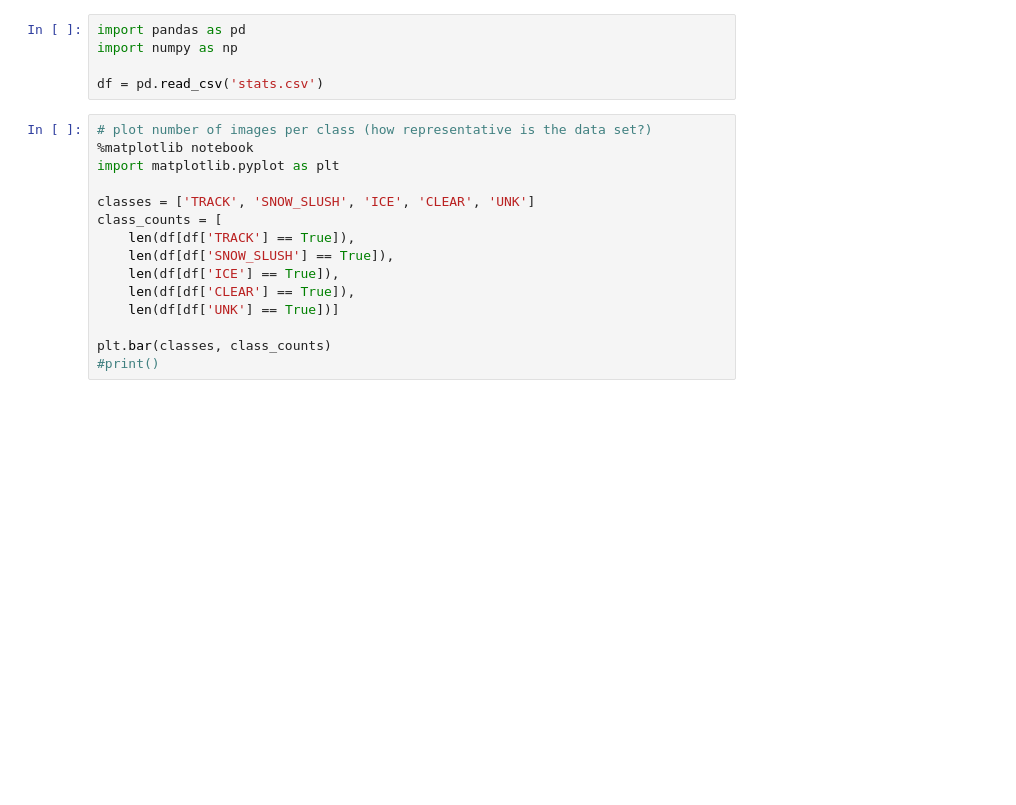
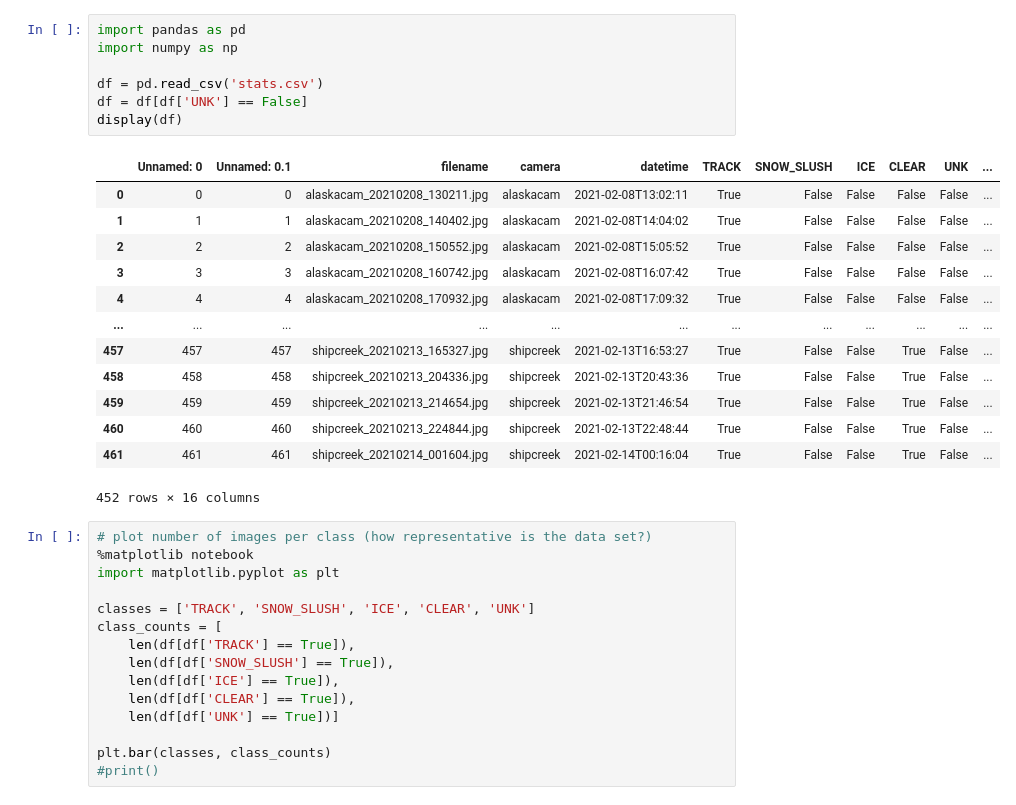
Before and after one commit to brandomoms/capstone, a Jupyter notebook: Data Analysis.ipynb, the cells around one changed output. Cells and saved outputs as stored; diff of their text form; blank space fills up the shorter version.

```diff
--- a/Data Analysis.ipynb
+++ b/Data Analysis.ipynb
@@ -1,8 +1,24 @@
 # %%
 import pandas as pd
 import numpy as np
 
 df = pd.read_csv('stats.csv')
+df = df[df['UNK'] == False]
+display(df)
+# %% [output]
+|  | Unnamed: 0 | Unnamed: 0.1 | filename | camera | datetime | TRACK | SNOW_SLUSH | ICE | CLEAR | UNK | ... |
+| 0 | 0 | 0 | alaskacam_20210208_130211.jpg | alaskacam | 2021-02-08T13:02:11 | True | False | False | False | False | ... |
+| 1 | 1 | 1 | alaskacam_20210208_140402.jpg | alaskacam | 2021-02-08T14:04:02 | True | False | False | False | False | ... |
+| 2 | 2 | 2 | alaskacam_20210208_150552.jpg | alaskacam | 2021-02-08T15:05:52 | True | False | False | False | False | ... |
+| 3 | 3 | 3 | alaskacam_20210208_160742.jpg | alaskacam | 2021-02-08T16:07:42 | True | False | False | False | False | ... |
+| 4 | 4 | 4 | alaskacam_20210208_170932.jpg | alaskacam | 2021-02-08T17:09:32 | True | False | False | False | False | ... |
+| ... | ... | ... | ... | ... | ... | ... | ... | ... | ... | ... | ... |
+| 457 | 457 | 457 | shipcreek_20210213_165327.jpg | shipcreek | 2021-02-13T16:53:27 | True | False | False | True | False | ... |
+| 458 | 458 | 458 | shipcreek_20210213_204336.jpg | shipcreek | 2021-02-13T20:43:36 | True | False | False | True | False | ... |
+| 459 | 459 | 459 | shipcreek_20210213_214654.jpg | shipcreek | 2021-02-13T21:46:54 | True | False | False | True | False | ... |
+| 460 | 460 | 460 | shipcreek_20210213_224844.jpg | shipcreek | 2021-02-13T22:48:44 | True | False | False | True | False | ... |
+| 461 | 461 | 461 | shipcreek_20210214_001604.jpg | shipcreek | 2021-02-14T00:16:04 | True | False | False | True | False | ... |
+452 rows × 16 columns
 # %%
 # plot number of images per class (how representative is the data set?)
 %matplotlib notebook
```
Also changed, not shown: parts of 3 cells of this notebook, 3 other files.
